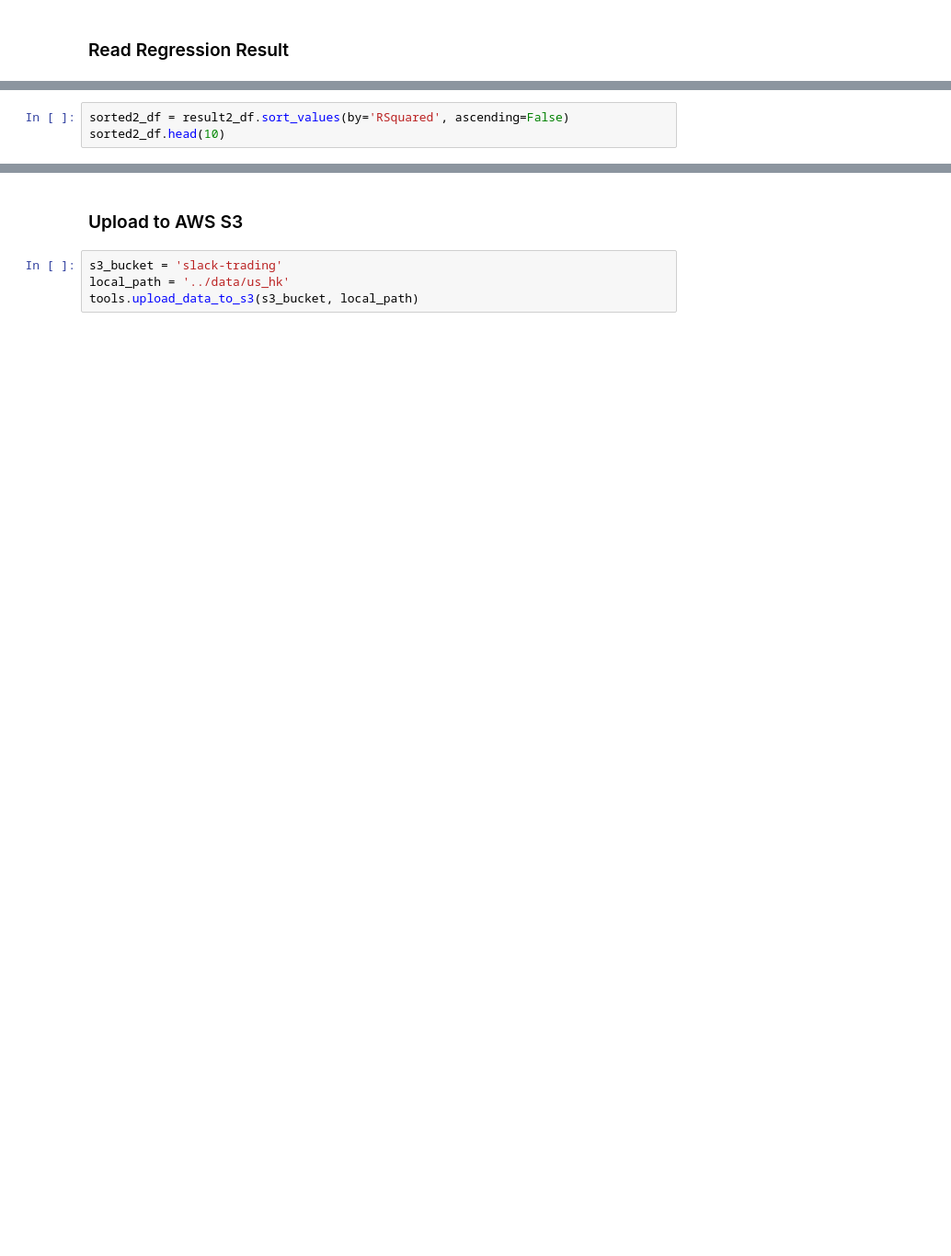
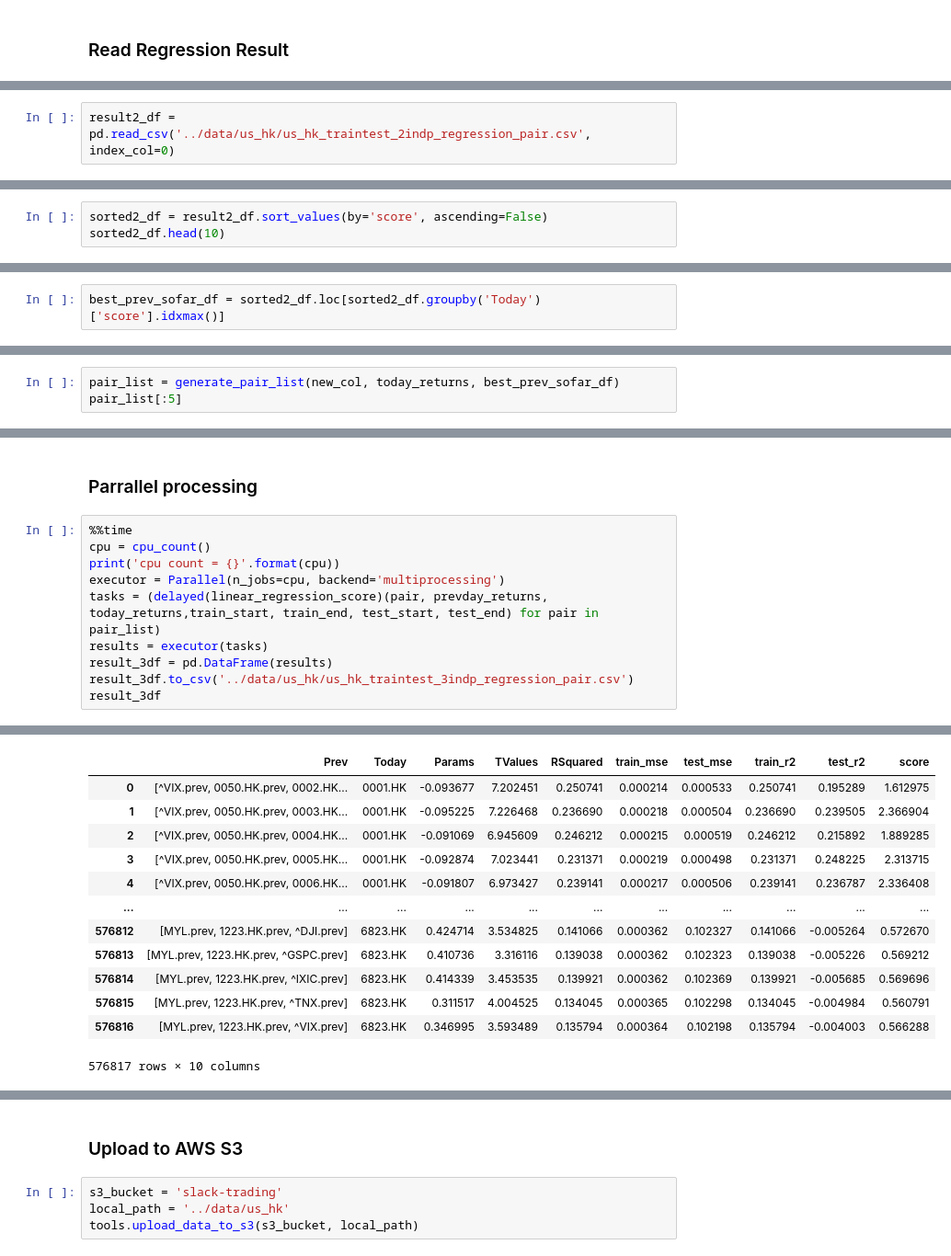
Before and after one commit to winglokhouse/slack-trading, a Jupyter notebook: US-HK-modified-train-test-regression-3indp-var-10-years-history.ipynb, the cells around one changed output, grey strips where cells are left out. Shown at 92% size. Drawn from its saved outputs; the diff is of its cells as text; blank space fills up the shorter version.

```diff
--- a/US-HK-modified-train-test-regression-3indp-var-10-years-history.ipynb
+++ b/US-HK-modified-train-test-regression-3indp-var-10-years-history.ipynb
@@ -462,0 +376,2 @@ result2_df = pd.read_csv('../data/us_hk/us_hk_traintest_1indp_regression_pair.cs
+# %%
+result2_df = pd.read_csv('../data/us_hk/us_hk_traintest_2indp_regression_pair.csv', index_col=0)
@@ -463,3 +387,3 @@ result2_df = pd.read_csv('../data/us_hk/us_hk_traintest_1indp_regression_pair.cs
 # %%
-sorted2_df = result2_df.sort_values(by='RSquared', ascending=False)
+sorted2_df = result2_df.sort_values(by='score', ascending=False)
 sorted2_df.head(10)
@@ -465,0 +420,2 @@ sorted2_df.head(10)
+# %%
+best_prev_sofar_df = sorted2_df.loc[sorted2_df.groupby('Today')['score'].idxmax()]
@@ -465,0 +437,3 @@ sorted2_df.head(10)
+# %%
+pair_list = generate_pair_list(new_col, today_returns, best_prev_sofar_df)
+pair_list[:5]
@@ -465,0 +461,13 @@ sorted2_df.head(10)
+# %% [markdown]
+### Parrallel processing
+# %%
+%%time
+cpu = cpu_count()
+print('cpu count = {}'.format(cpu))
+executor = Parallel(n_jobs=cpu, backend='multiprocessing')
+tasks = (delayed(linear_regression_score)(pair, prevday_returns, today_returns,train_start, train_end, test_start, test_end) for pair in pair_list)
+results = executor(tasks)
+result_3df = pd.DataFrame(results)
+result_3df.to_csv('../data/us_hk/us_hk_traintest_3indp_regression_pair.csv')
+result_3df
+# %% [output]
@@ -465,0 +477,13 @@ sorted2_df.head(10)
+|  | Prev | Today | Params | TValues | RSquared | train_mse | test_mse | train_r2 | test_r2 | score |
+| 0 | [^VIX.prev, 0050.HK.prev, 0002.HK... | 0001.HK | -0.093677 | 7.202451 | 0.250741 | 0.000214 | 0.000533 | 0.250741 | 0.195289 | 1.612975 |
+| 1 | [^VIX.prev, 0050.HK.prev, 0003.HK... | 0001.HK | -0.095225 | 7.226468 | 0.236690 | 0.000218 | 0.000504 | 0.236690 | 0.239505 | 2.366904 |
+| 2 | [^VIX.prev, 0050.HK.prev, 0004.HK... | 0001.HK | -0.091069 | 6.945609 | 0.246212 | 0.000215 | 0.000519 | 0.246212 | 0.215892 | 1.889285 |
+| 3 | [^VIX.prev, 0050.HK.prev, 0005.HK... | 0001.HK | -0.092874 | 7.023441 | 0.231371 | 0.000219 | 0.000498 | 0.231371 | 0.248225 | 2.313715 |
+| 4 | [^VIX.prev, 0050.HK.prev, 0006.HK... | 0001.HK | -0.091807 | 6.973427 | 0.239141 | 0.000217 | 0.000506 | 0.239141 | 0.236787 | 2.336408 |
+| ... | ... | ... | ... | ... | ... | ... | ... | ... | ... | ... |
+| 576812 | [MYL.prev, 1223.HK.prev, ^DJI.prev] | 6823.HK | 0.424714 | 3.534825 | 0.141066 | 0.000362 | 0.102327 | 0.141066 | -0.005264 | 0.572670 |
+| 576813 | [MYL.prev, 1223.HK.prev, ^GSPC.prev] | 6823.HK | 0.410736 | 3.316116 | 0.139038 | 0.000362 | 0.102323 | 0.139038 | -0.005226 | 0.569212 |
+| 576814 | [MYL.prev, 1223.HK.prev, ^IXIC.prev] | 6823.HK | 0.414339 | 3.453535 | 0.139921 | 0.000362 | 0.102369 | 0.139921 | -0.005685 | 0.569696 |
+| 576815 | [MYL.prev, 1223.HK.prev, ^TNX.prev] | 6823.HK | 0.311517 | 4.004525 | 0.134045 | 0.000365 | 0.102298 | 0.134045 | -0.004984 | 0.560791 |
+| 576816 | [MYL.prev, 1223.HK.prev, ^VIX.prev] | 6823.HK | 0.346995 | 3.593489 | 0.135794 | 0.000364 | 0.102198 | 0.135794 | -0.004003 | 0.566288 |
+576817 rows × 10 columns
```
Also changed, not shown: parts of 57 cells of this notebook, 1 other file.
